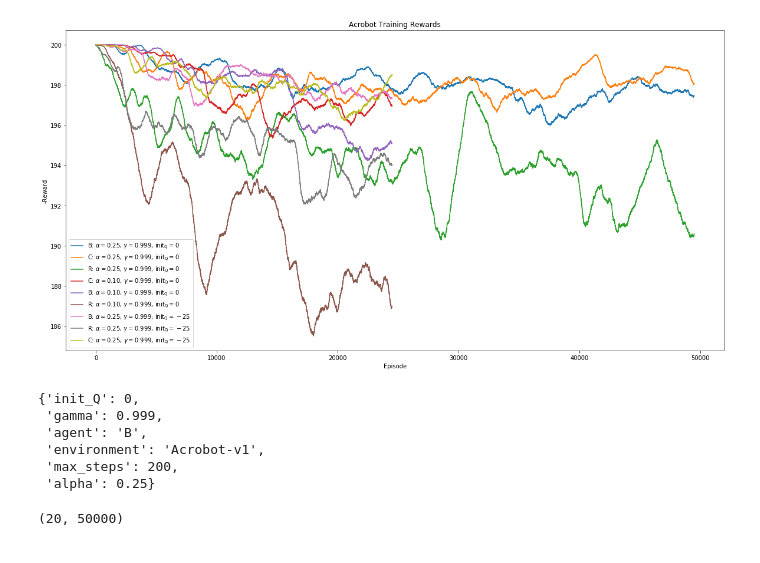
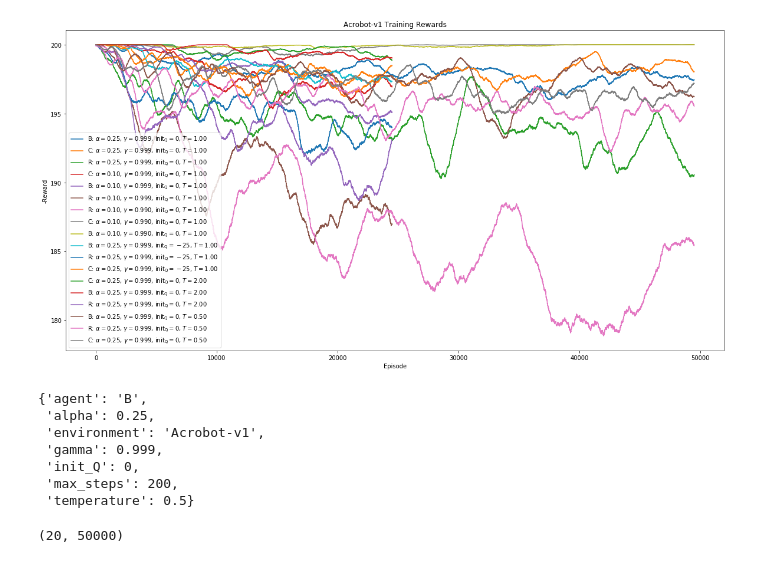
Before and after one commit to jwang78/cs2951project, a Jupyter notebook: Plotting.ipynb, the cells around one changed output. Saved outputs shown, nothing was run; the diff lists cells and outputs as text; code cells hidden in the pictures.

Commit message:
Combined results since temperature was not in dict

```diff
--- a/Plotting.ipynb
+++ b/Plotting.ipynb
@@ -12,0 +13,20 @@ x = get_train_rewards(["results/rewards/rewards_orig.npz", "results/rewards/rewa
+# %%
+"""
+Used to combine the data since temperature was not included in the keys
+x = get_train_rewards(["results/rewards/rewards_orig.npz", "results/rewards/rewards5.npz", "results/rewards/rewards6.npz", "results/rewards/rewards9.npz"])
+new_x = dict()
+for key, value in x.items():
+    data = json.loads(key)
+    data['temperature'] = 1.0
+    new_x[json.dumps(data, sort_keys=True)] = value
+x = get_train_rewards(["results/rewards/rewards7.npz"])
+for key, value in x.items():
+    data = json.loads(key)
+    data['temperature'] = 2.0
+    new_x[json.dumps(data, sort_keys=True)] = value
+x = get_train_rewards(["results/rewards/rewards8.npz"])
+for key, value in x.items():
+    data = json.loads(key)
+    data['temperature'] = 0.5
+    new_x[json.dumps(data, sort_keys=True)] = value
+"""
@@ -13,33 +35,37 @@ x = get_train_rewards(["results/rewards/rewards_orig.npz", "results/rewards/rewa
+# %%
+x = get_train_rewards(["results/rewards/rewards_combined.npz"])
 # %%
 
 def moving_average(a, n):
     ret = np.cumsum(a, dtype=float)
     ret[n:] = ret[n:] - ret[:-n]
     return ret[n - 1:] / n
 plt.figure(figsize=(20,10))
 for key in x.keys():
     f = json.loads(key)
     data = -np.mean(x[key], axis=0)
     avg = moving_average(data, 500)
-    label = "%s: $\\alpha=%.2f$, $\\gamma=%.3f$, $\\mathrm{init}_{\\mathrm{Q}}=%d$" % (f['agent'], f['alpha'], f['gamma'], f['init_Q'])
+    temp = f.get('temperature') if f.get('temperature') is not None else 1
+    label = "%s: $\\alpha=%.2f$, $\\gamma=%.3f$, $\\mathrm{init}_{\\mathrm{Q}}=%d$, $T=%.2f$" % (f['agent'], f['alpha'], f['gamma'], f['init_Q'], f['temperature'])
     plt.plot(np.arange(avg.shape[0]), avg, label=label)
 plt.xlabel("Episode")
 
 plt.ylabel("-Reward")
-plt.title("Acrobot Training Rewards")
+plt.title("%s Training Rewards" % f['environment'])
 plt.legend()
 plt.show()
 # %% [output]
-[figure, old version]
+[figure, new version]
 # %%
 json.loads(list(x.keys())[0])
 # %% [output]
-{'init_Q': 0,
+{'agent': 'B',
+ 'alpha': 0.25,
+ 'environment': 'Acrobot-v1',
  'gamma': 0.999,
- 'agent': 'B',
- 'environment': 'Acrobot-v1',
+ 'init_Q': 0,
  'max_steps': 200,
- 'alpha': 0.25}
+ 'temperature': 0.5}
 # %%
 print(data.shape)
 # %% [output]
```
Also changed, not shown: parts of 2 cells of this notebook.
